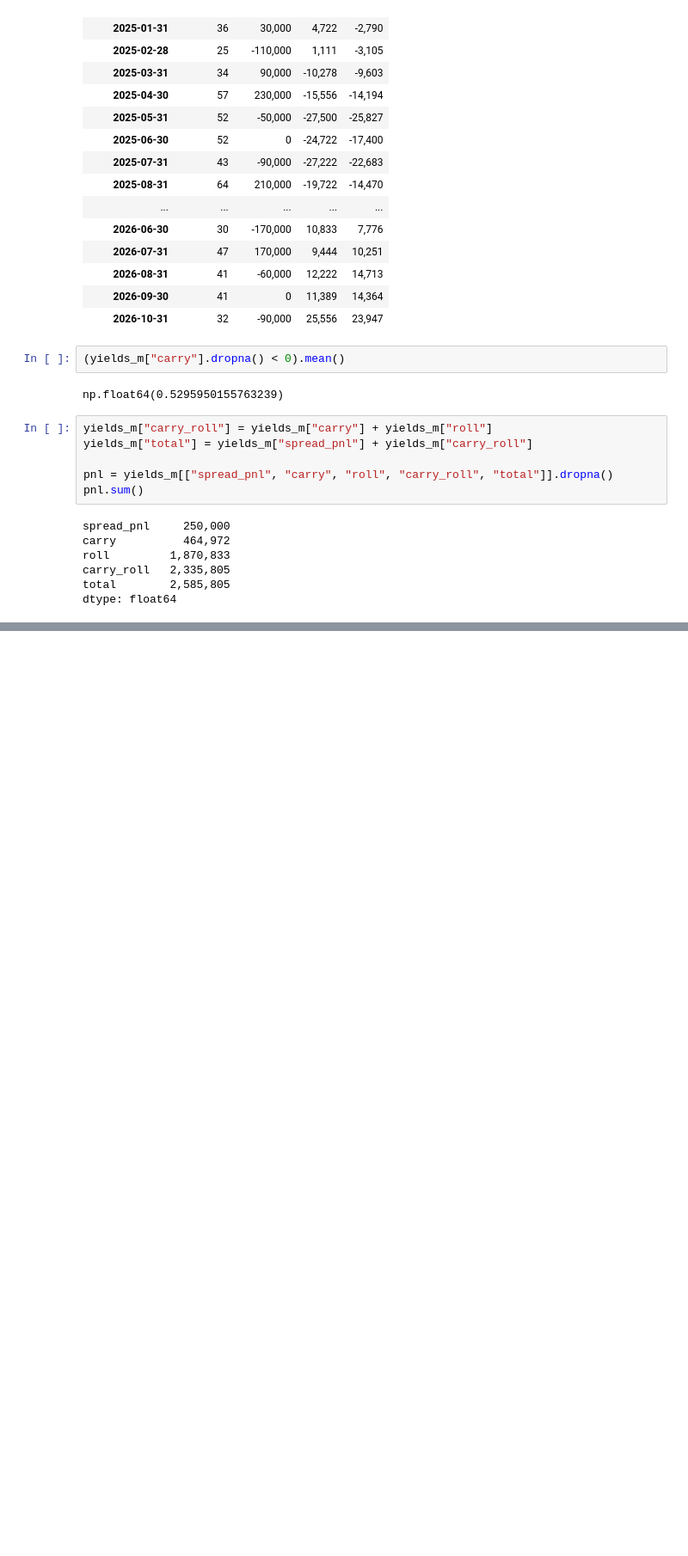
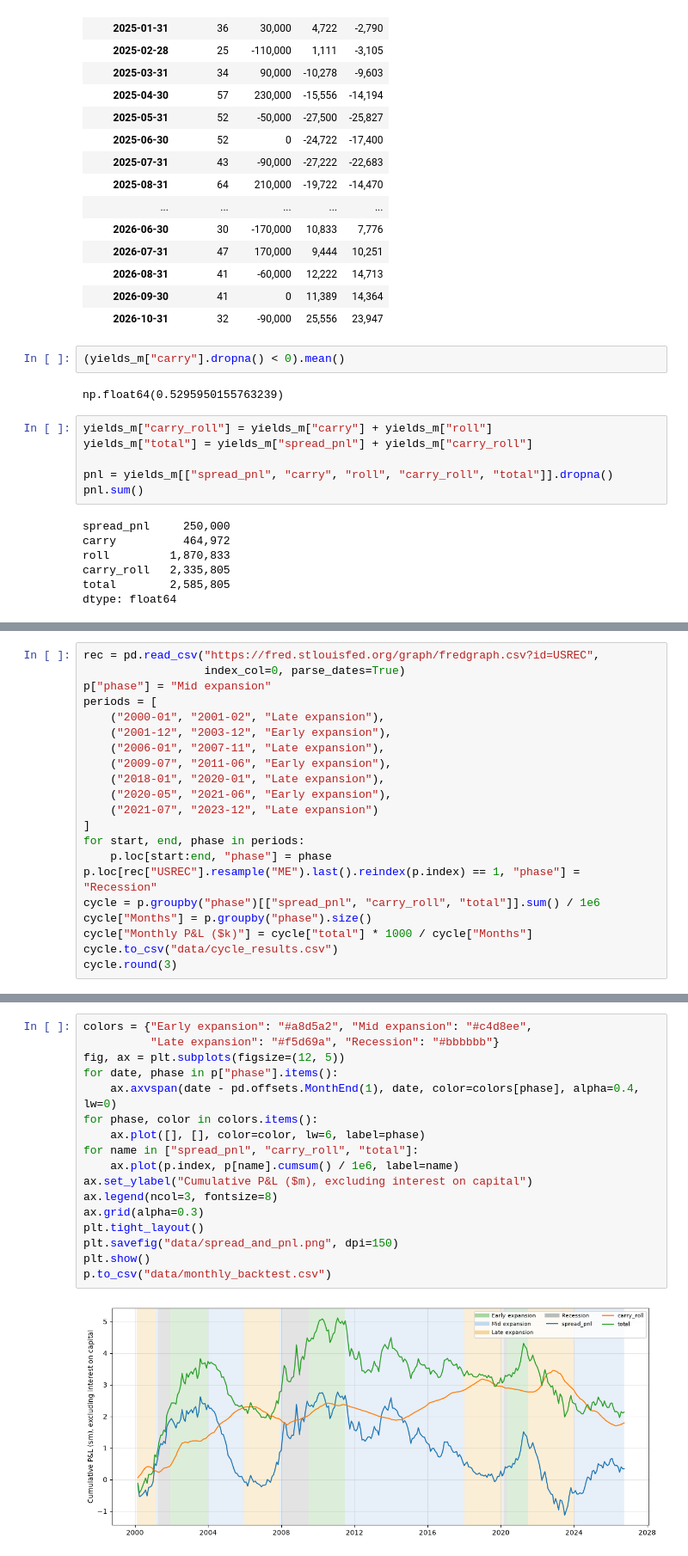
Before and after one commit to GongJr0/asset-allocation-26-27, a Jupyter notebook: Assignment3/task5/HW2_T5.ipynb, the cells around one changed output, grey strips where cells are left out. Shown at 86% size. Cells and saved outputs as stored; diff of their text form; blank space fills up the shorter version.

Commit message:
Complete Task 5 backtest results and cycle analysis

```diff
--- a/Assignment3/task5/HW2_T5.ipynb
+++ b/Assignment3/task5/HW2_T5.ipynb
@@ -97,0 +144,21 @@ dtype: float64
+# %%
+rec = pd.read_csv("https://fred.stlouisfed.org/graph/fredgraph.csv?id=USREC",
+                  index_col=0, parse_dates=True)
+p["phase"] = "Mid expansion"
+periods = [
+    ("2000-01", "2001-02", "Late expansion"),
+    ("2001-12", "2003-12", "Early expansion"),
+    ("2006-01", "2007-11", "Late expansion"),
+    ("2009-07", "2011-06", "Early expansion"),
+    ("2018-01", "2020-01", "Late expansion"),
+    ("2020-05", "2021-06", "Early expansion"),
+    ("2021-07", "2023-12", "Late expansion")
+]
+for start, end, phase in periods:
+    p.loc[start:end, "phase"] = phase
+p.loc[rec["USREC"].resample("ME").last().reindex(p.index) == 1, "phase"] = "Recession"
+cycle = p.groupby("phase")[["spread_pnl", "carry_roll", "total"]].sum() / 1e6
+cycle["Months"] = p.groupby("phase").size()
+cycle["Monthly P&L ($k)"] = cycle["total"] * 1000 / cycle["Months"]
+cycle.to_csv("data/cycle_results.csv")
+cycle.round(3)
@@ -97,0 +172,19 @@ dtype: float64
+# %%
+colors = {"Early expansion": "#a8d5a2", "Mid expansion": "#c4d8ee",
+          "Late expansion": "#f5d69a", "Recession": "#bbbbbb"}
+fig, ax = plt.subplots(figsize=(12, 5))
+for date, phase in p["phase"].items():
+    ax.axvspan(date - pd.offsets.MonthEnd(1), date, color=colors[phase], alpha=0.4, lw=0)
+for phase, color in colors.items():
+    ax.plot([], [], color=color, lw=6, label=phase)
+for name in ["spread_pnl", "carry_roll", "total"]:
+    ax.plot(p.index, p[name].cumsum() / 1e6, label=name)
+ax.set_ylabel("Cumulative P&L ($m), excluding interest on capital")
+ax.legend(ncol=3, fontsize=8)
+ax.grid(alpha=0.3)
+plt.tight_layout()
+plt.savefig("data/spread_and_pnl.png", dpi=150)
+plt.show()
+p.to_csv("data/monthly_backtest.csv")
+# %% [output]
+[figure, added]
```
Also changed, not shown: parts of 4 cells of this notebook, 7 other files.
